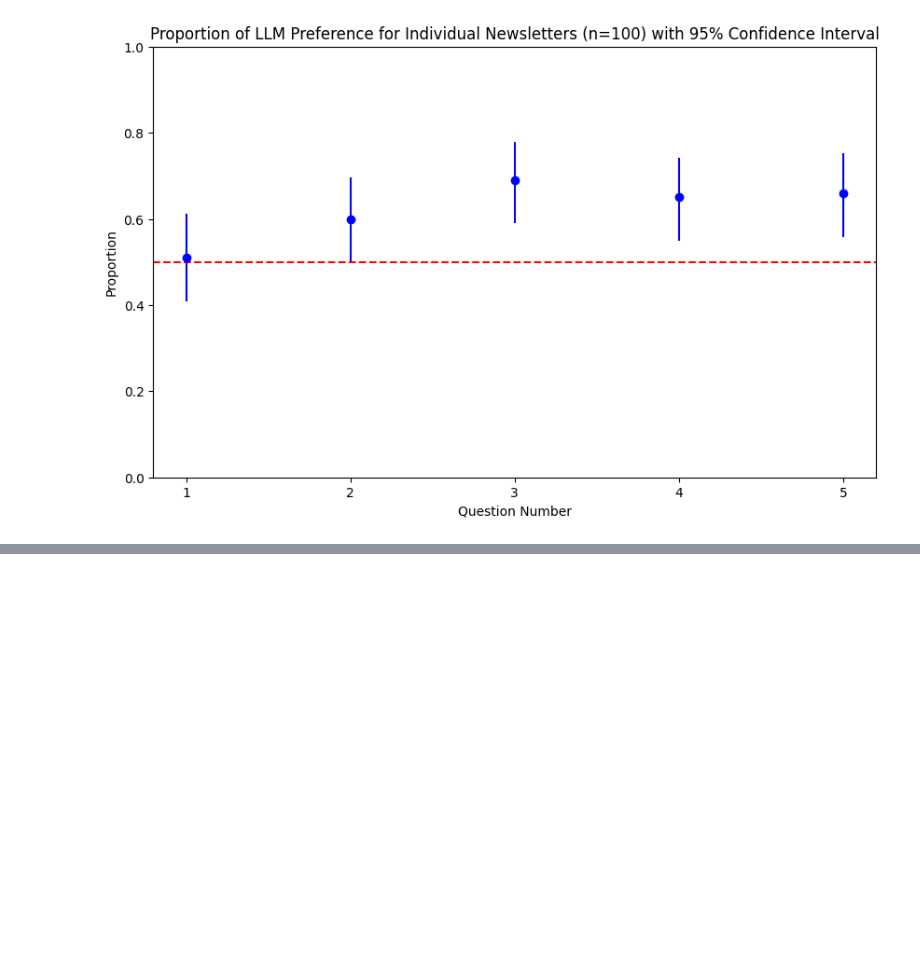
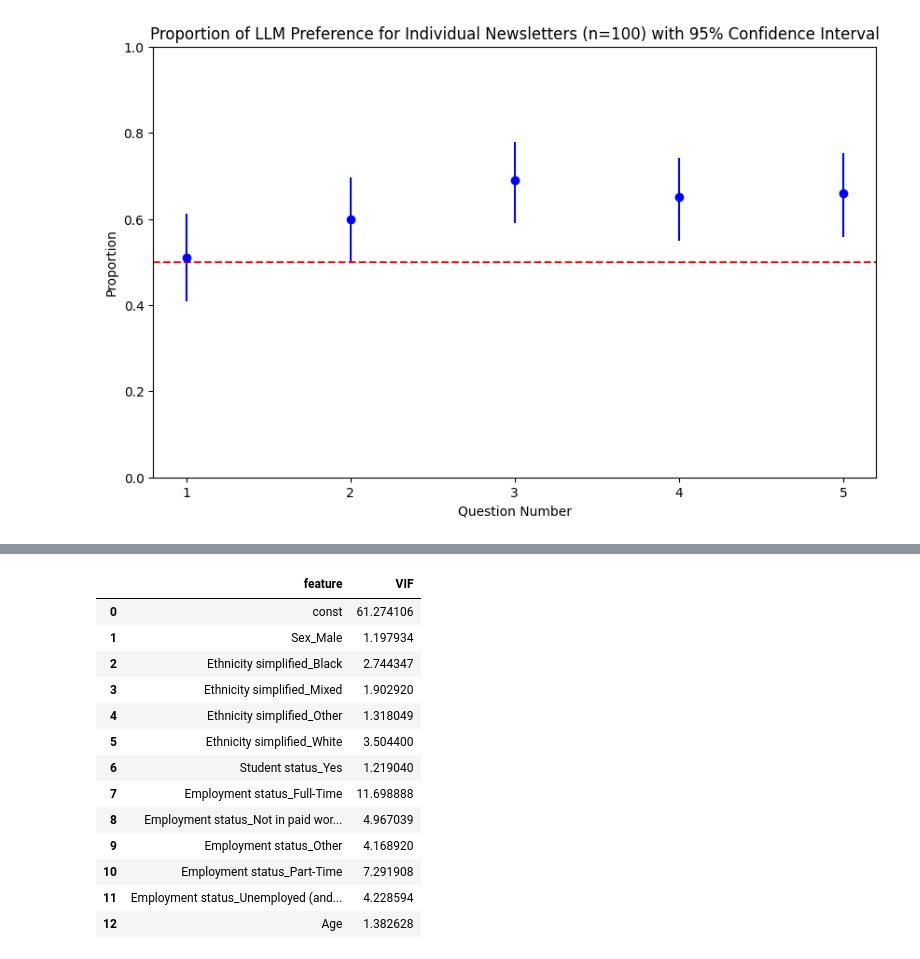
Before and after one commit to NHagar/email-personalization, a Jupyter notebook: analysis/survey_results.ipynb, the cells around one changed output, grey strips where cells are left out. Cells and saved outputs as stored; diff of their text form; code cells hidden in the pictures; blank space fills up the shorter version.

```diff
--- a/analysis/survey_results.ipynb
+++ b/analysis/survey_results.ipynb
@@ -228,0 +340,2 @@ plt.show()
+# %%
+X = pd.get_dummies(responses_filtered[['Sex', 'Ethnicity simplified', 'Student status', 'Employment status']], drop_first=True)
@@ -228,0 +348,20 @@ plt.show()
+# %%
+vif_data = pd.DataFrame()
+vif_data["feature"] = X.columns
+vif_data["VIF"] = [variance_inflation_factor(X.dropna().values, i) for i in range(X.shape[1])]
+vif_data
+# %% [output]
+|  | feature | VIF |
+| 0 | const | 61.274106 |
+| 1 | Sex_Male | 1.197934 |
+| 2 | Ethnicity simplified_Black | 2.744347 |
+| 3 | Ethnicity simplified_Mixed | 1.902920 |
+| 4 | Ethnicity simplified_Other | 1.318049 |
+| 5 | Ethnicity simplified_White | 3.504400 |
+| 6 | Student status_Yes | 1.219040 |
+| 7 | Employment status_Full-Time | 11.698888 |
+| 8 | Employment status_Not in paid wor... | 4.967039 |
+| 9 | Employment status_Other | 4.168920 |
+| 10 | Employment status_Part-Time | 7.291908 |
+| 11 | Employment status_Unemployed (and... | 4.228594 |
+| 12 | Age | 1.382628 |
```
Also changed, not shown: parts of 29 cells of this notebook.
